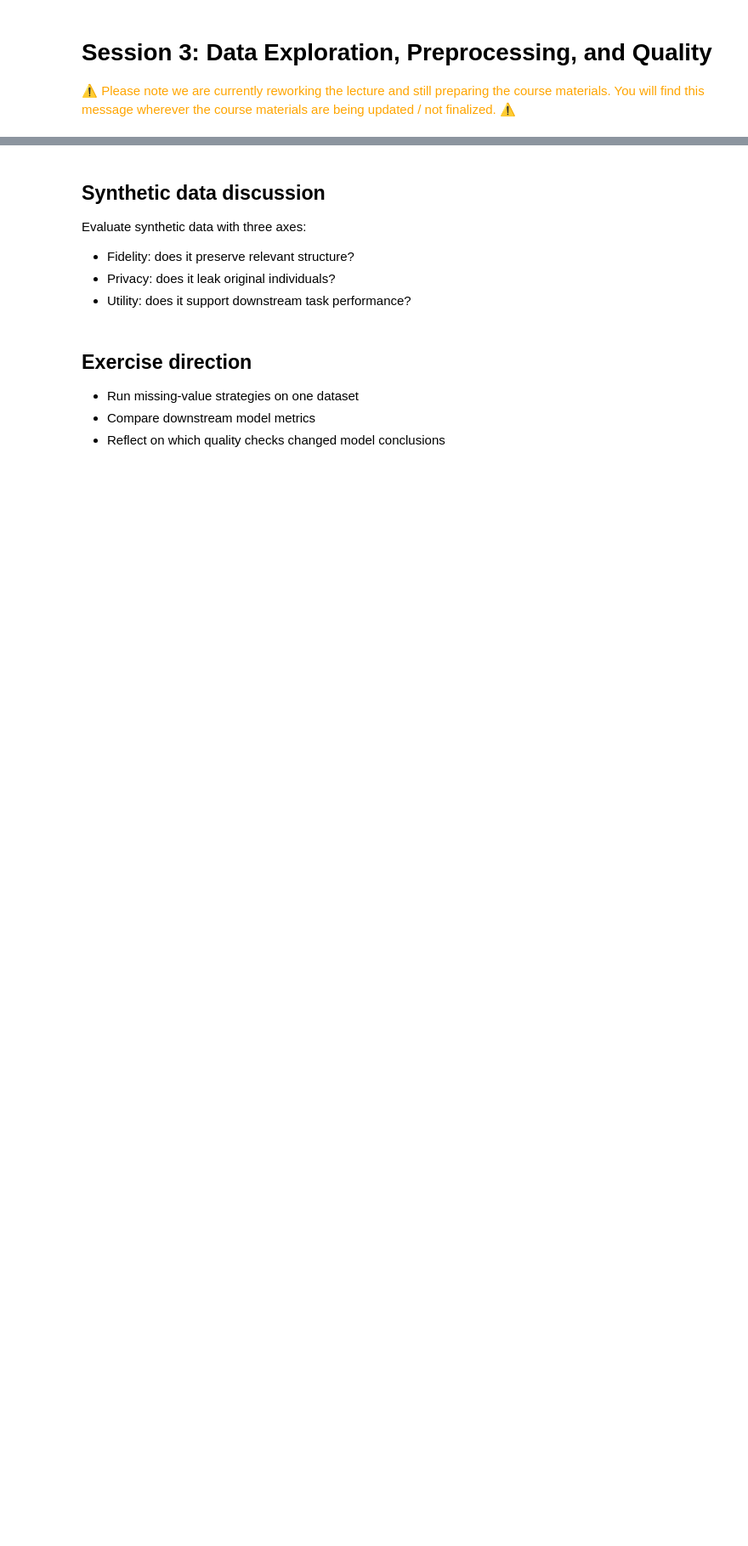
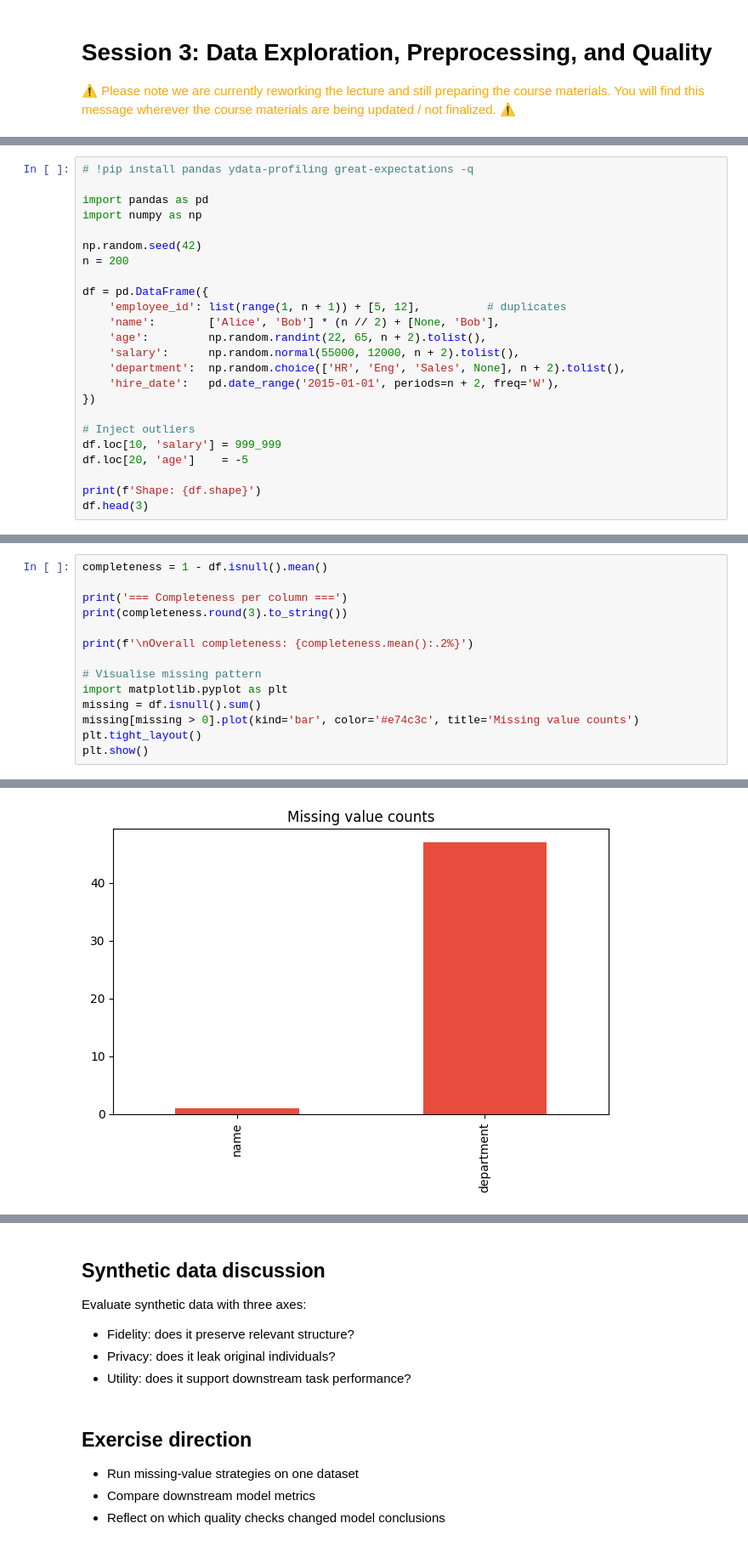
Before and after one commit to calgo-lab/data-science-workflow, a Jupyter notebook: DSW-sessions/session3_data_quality.ipynb, the cells around one changed output, grey strips where cells are left out. Shown at 85% size. Drawn from its saved outputs; the diff is of its cells as text; blank space fills up the shorter version.

```diff
--- a/DSW-sessions/session3_data_quality.ipynb
+++ b/DSW-sessions/session3_data_quality.ipynb
@@ -63,0 +320,24 @@ Use a human-in-the-loop pass before sharing prompts or datasets externally.
+# %%
+# !pip install pandas ydata-profiling great-expectations -q
+
+import pandas as pd
+import numpy as np
+
+np.random.seed(42)
+n = 200
+
+df = pd.DataFrame({
+    'employee_id': list(range(1, n + 1)) + [5, 12],          # duplicates
+    'name':        ['Alice', 'Bob'] * (n // 2) + [None, 'Bob'],
+    'age':         np.random.randint(22, 65, n + 2).tolist(),
+    'salary':      np.random.normal(55000, 12000, n + 2).tolist(),
+    'department':  np.random.choice(['HR', 'Eng', 'Sales', None], n + 2).tolist(),
+    'hire_date':   pd.date_range('2015-01-01', periods=n + 2, freq='W'),
+})
+
+# Inject outliers
+df.loc[10, 'salary'] = 999_999
+df.loc[20, 'age']    = -5
+
+print(f'Shape: {df.shape}')
+df.head(3)
@@ -63,0 +358,15 @@ Use a human-in-the-loop pass before sharing prompts or datasets externally.
+# %%
+completeness = 1 - df.isnull().mean()
+
+print('=== Completeness per column ===')
+print(completeness.round(3).to_string())
+
+print(f'\nOverall completeness: {completeness.mean():.2%}')
+
+# Visualise missing pattern
+import matplotlib.pyplot as plt
+missing = df.isnull().sum()
+missing[missing > 0].plot(kind='bar', color='#e74c3c', title='Missing value counts')
+plt.tight_layout()
+plt.show()
+# %% [output]
@@ -63,0 +384 @@ Use a human-in-the-loop pass before sharing prompts or datasets externally.
+[figure, added]
```
Also changed, not shown: parts of 84 cells of this notebook.
